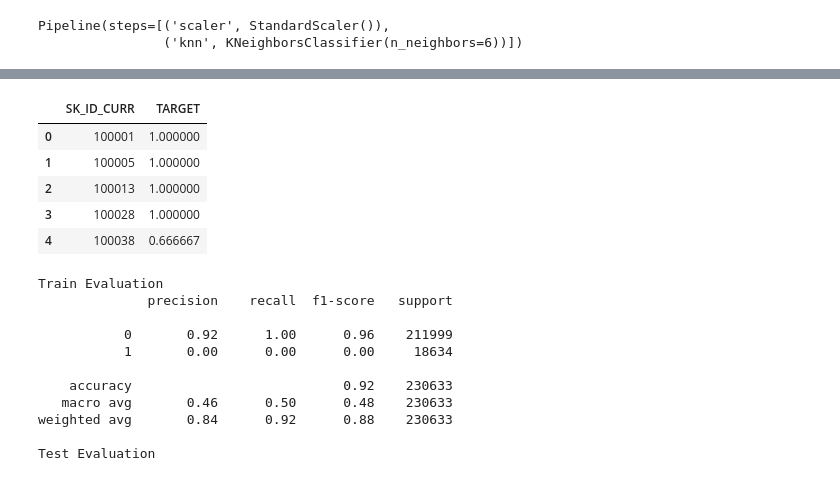
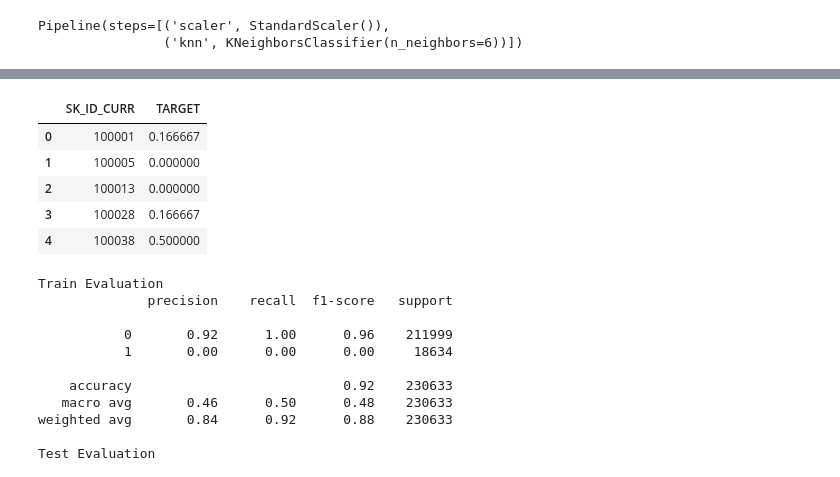
Before and after one commit to bkusuma/home-credit-default-risk, a Jupyter notebook: kaggle/working/00_Exploratory_Data_Analysis.ipynb, the cells around one changed output, grey strips where cells are left out. Cells and saved outputs as stored; diff of their text form; code cells hidden in the pictures.

```diff
--- a/kaggle/working/00_Exploratory_Data_Analysis.ipynb
+++ b/kaggle/working/00_Exploratory_Data_Analysis.ipynb
@@ -40,3 +117,7 @@ application_train = pd.read_csv(input_path + "application_train.csv")
+# %%
+application_train = pd.merge(application_train, credit_card_balance, how="left", on="SK_ID_CURR")
+# %%
+application_train = application_train.drop_duplicates(subset=["SK_ID_CURR"])
 # %%
 application_train.select_dtypes(include='object')
 # %% [output]
@@ -215,0 +284,33 @@ output.head()
+# %%
+zero_imputer.fit(X)
+
+zero_X = zero_imputer.transform(X)
+knn_pipe2 = Pipeline([("scaler", StandardScaler()),
+                      ("knn", KNeighborsClassifier(n_neighbors=6))])
+
+knn_pipe2.fit(zero_X, y)
+
+zero_X_cols = zero_X.columns.to_list()
+# %%
+test_data_file = "application_test.csv"
+test_data = pd.read_csv(local_prepend + input_path + test_data_file)
+
+test_data = pd.merge(test_data, bureau, how="left", on="SK_ID_CURR")
+test_data = test_data.drop_duplicates(subset=["SK_ID_CURR"])
+test_data = pd.merge(test_data, previous_application, how="left", on="SK_ID_CURR")
+test_data = test_data.drop_duplicates(subset=["SK_ID_CURR"])
+test_data = pd.merge(test_data, POS_CASH_balance, how="left", on="SK_ID_CURR")
+test_data = test_data.drop_duplicates(subset=["SK_ID_CURR"])
+test_data = pd.merge(test_data, credit_card_balance, how="left", on="SK_ID_CURR")
+test_data = test_data.drop_duplicates(subset=["SK_ID_CURR"])
+
+ids = test_data.pop("SK_ID_CURR")
+
+test_data = test_data[zero_X_cols]
+
+zero_test = zero_imputer.transform(test_data)
+
+preds = knn_pipe2.predict_proba(zero_test)[:,1]
+
+output = pd.DataFrame({"SK_ID_CURR": ids,
+                       "TARGET": preds})
@@ -216,16 +333,16 @@ output.head()
 # %%
-sample_submission_file_path = "../input/sample_submission.csv"
-sample_submission_df = pd.read_csv(sample_submission_file_path)
+sample_submission_file = "sample_submission.csv"
+sample_submission_df = pd.read_csv(local_prepend + input_path + sample_submission_file)
 sample_submission_df["TARGET"] = preds
-sample_submission_df.to_csv("00b_six_neighbors.csv", index=False)
+sample_submission_df.to_csv("00f_more_merges.csv", index=False)
 sample_submission_df.head()
 # %% [output]
 |  | SK_ID_CURR | TARGET |
-| 0 | 100001 | 1.000000 |
-| 1 | 100005 | 1.000000 |
-| 2 | 100013 | 1.000000 |
-| 3 | 100028 | 1.000000 |
-| 4 | 100038 | 0.666667 |
+| 0 | 100001 | 0.166667 |
+| 1 | 100005 | 0.000000 |
+| 2 | 100013 | 0.000000 |
+| 3 | 100028 | 0.166667 |
+| 4 | 100038 | 0.500000 |
 # %%
 # # create a logistic regression
 # log_reg = LogisticRegression(max_iter=100000, random_state=42)
```
Also changed, not shown: parts of 31 cells of this notebook, 4 other files.
